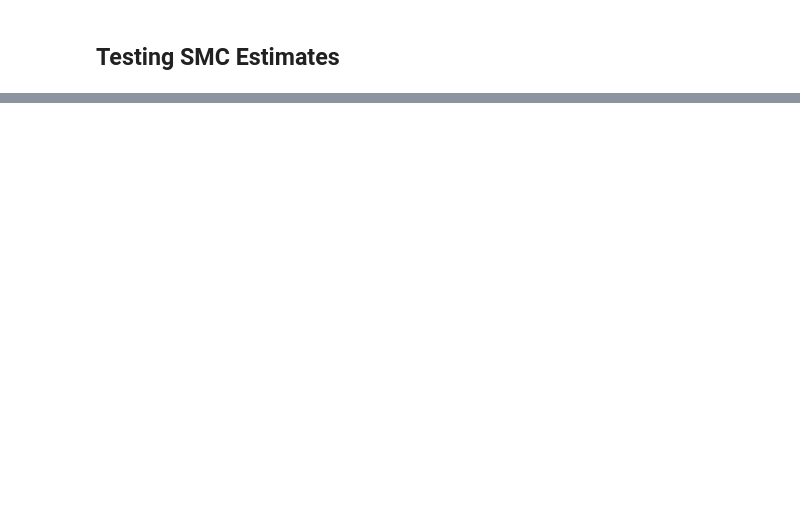
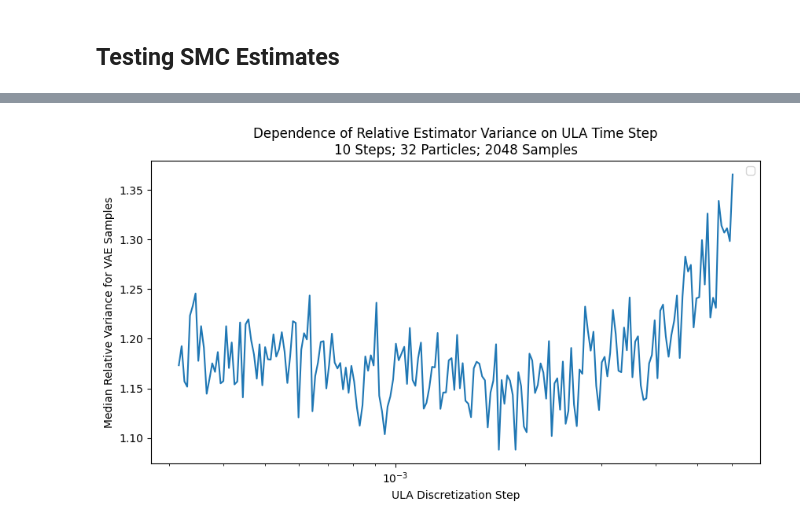
Before and after one commit to xapq/approximate-metropolis-hastings, a Jupyter notebook: notebooks/LikelihoodEstimatorsComparison.ipynb, the cells around one changed output, grey strips where cells are left out. Saved outputs shown, nothing was run; the diff lists cells and outputs as text; code cells hidden in the pictures; blank space fills up the shorter version.

```diff
--- a/notebooks/LikelihoodEstimatorsComparison.ipynb
+++ b/notebooks/LikelihoodEstimatorsComparison.ipynb
@@ -237,33 +251,38 @@ one_point_analysis()
 # %%
 def vae_likelihood_estimation_variance_by_time_step():
-    n_steps = 40
+    n_steps = 10
     n_particles = 32
     n_samples = 2048
     time_step_options = np.logspace(-3.5, -2.22, 200)  # ULA time step options
 
     vae_samples = vae.sample((n_samples,))
 
     iw_log_likelihoods, iw_variances = vae.iw_log_marginal_estimate(vae_samples, L=32_768, batch_L=4096, return_variance=True)
     iw_rel_variance = (iw_variances / iw_log_likelihoods.exp()).median().item()
 
     test_logs = defaultdict(list)
     for time_step in tqdm(time_step_options):
-        log_likelihoods, variances = vae.ais_ula_log_marginal_estimate(vae_samples, n_steps, n_particles, time_step, True)
+        log_likelihoods, variances = vae.ais_log_marginal_estimate(
+            vae_samples, n_steps=n_steps, n_particles=n_particles, time_step=time_step,
+            kernel_type='mala', resample=False, return_variance=True
+        )
         test_logs['rel_variance'].append((variances / log_likelihoods.exp()).median().item())
 
     # rel_variances = torch.stack(test_logs['rel_variance'], dim=1)
 
     fig, ax = plt.subplots(figsize=(10, 5))
     ax.set_title(f'Dependence of Relative Estimator Variance on ULA Time Step\n{n_steps} Steps; {n_particles} Particles; {n_samples} Samples')
     ax.set_xlabel('ULA Discretization Step')
     ax.set_xscale('log')
     ax.set_ylabel('Median Relative Variance for VAE Samples')
     # ax.set_yscale('log')
     # ax.axhline(iw_rel_variance, label='IW Estimator Median Rel. Variance', color='black', linestyle='--')
     ax.plot(time_step_options, test_logs['rel_variance'], color='tab:blue', alpha=1)
     ax.legend()
 
 vae_likelihood_estimation_variance_by_time_step()
+# %% [output]
+[figure, added]
 # %%
 torch.cuda.empty_cache()
 # %%
```
Also changed, not shown: parts of 7 cells of this notebook, 4 other files.
